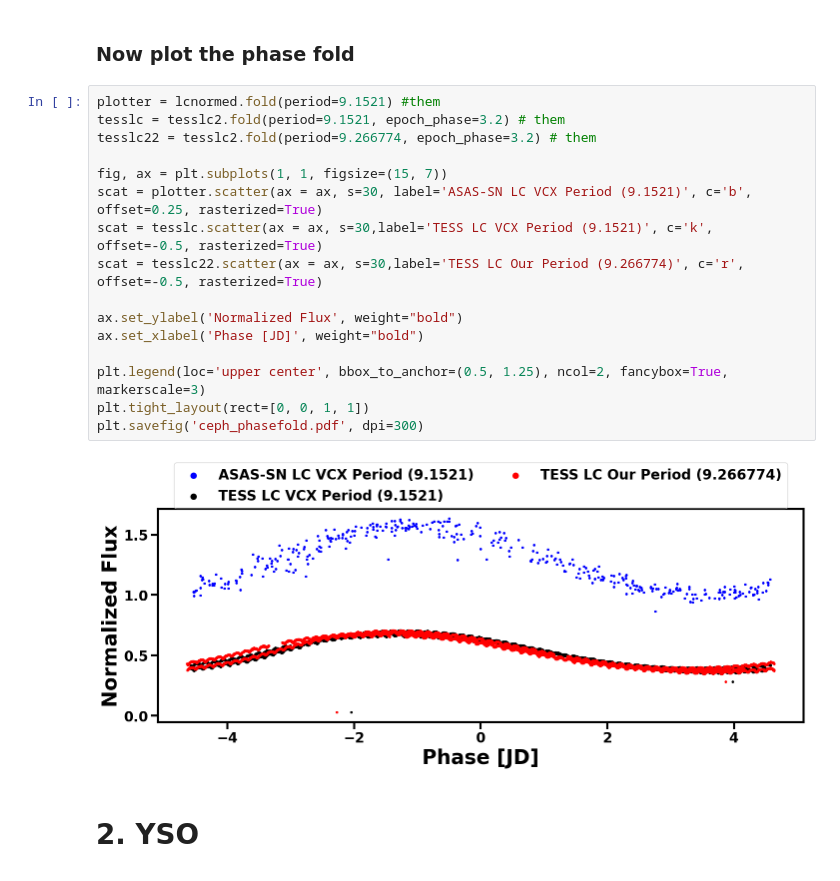
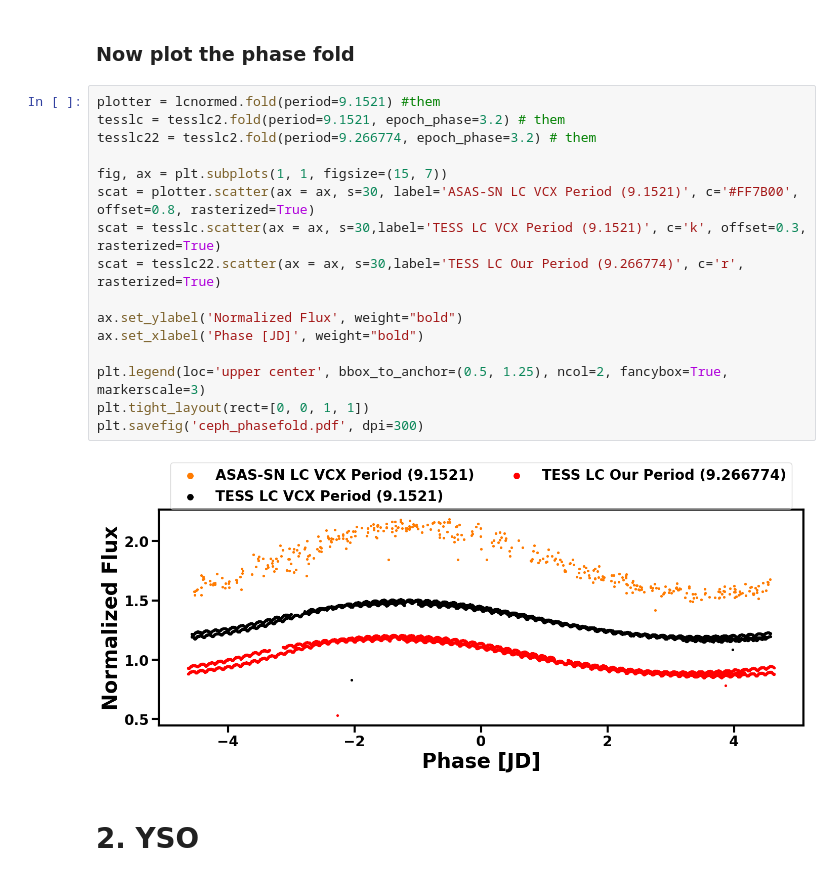
Before and after one commit to m-schochet/asas-sn-cnn, a Jupyter notebook: plots/phase_foldedlcs.ipynb, the cells around one changed output. Drawn from its saved outputs; the diff is of its cells as text.

```diff
--- a/plots/phase_foldedlcs.ipynb
+++ b/plots/phase_foldedlcs.ipynb
@@ -120,21 +120,21 @@ Text(0.5, 0, 'Time [BJD-2457000]')
 # %%
 plotter = lcnormed.fold(period=9.1521) #them
 tesslc = tesslc2.fold(period=9.1521, epoch_phase=3.2) # them
 tesslc22 = tesslc2.fold(period=9.266774, epoch_phase=3.2) # them
 
 fig, ax = plt.subplots(1, 1, figsize=(15, 7))
-scat = plotter.scatter(ax = ax, s=30, label='ASAS-SN LC VCX Period (9.1521)', c='b', offset=0.25, rasterized=True)
-scat = tesslc.scatter(ax = ax, s=30,label='TESS LC VCX Period (9.1521)', c='k', offset=-0.5, rasterized=True)
-scat = tesslc22.scatter(ax = ax, s=30,label='TESS LC Our Period (9.266774)', c='r', offset=-0.5, rasterized=True)
+scat = plotter.scatter(ax = ax, s=30, label='ASAS-SN LC VCX Period (9.1521)', c='#FF7B00', offset=0.8, rasterized=True)
+scat = tesslc.scatter(ax = ax, s=30,label='TESS LC VCX Period (9.1521)', c='k', offset=0.3, rasterized=True)
+scat = tesslc22.scatter(ax = ax, s=30,label='TESS LC Our Period (9.266774)', c='r', rasterized=True)
 
 ax.set_ylabel('Normalized Flux', weight="bold")
 ax.set_xlabel('Phase [JD]', weight="bold")
 
 plt.legend(loc='upper center', bbox_to_anchor=(0.5, 1.25), ncol=2, fancybox=True, markerscale=3)
 plt.tight_layout(rect=[0, 0, 1, 1])
 plt.savefig('ceph_phasefold.pdf', dpi=300)
 # %% [output]
-[figure, old version]
+[figure, new version]
 # %% [markdown]
 # 2. YSO
 # %%
```
Also changed, not shown: parts of 3 cells of this notebook.
